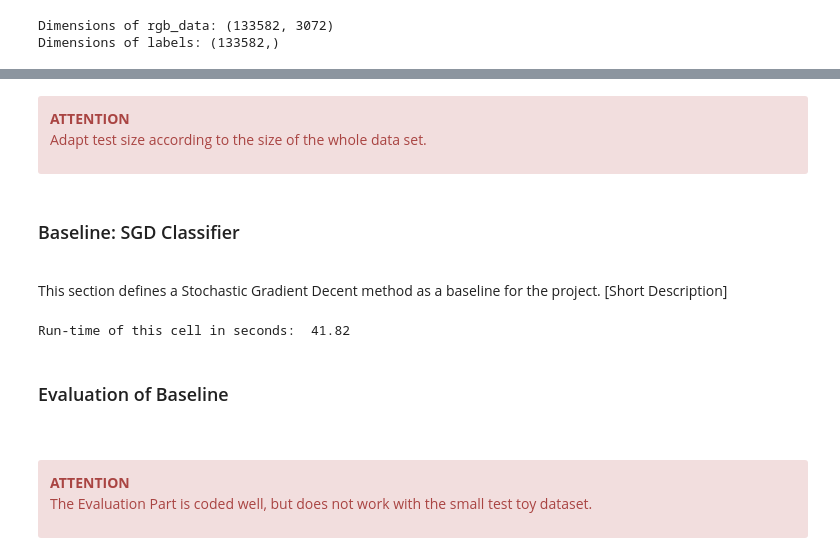
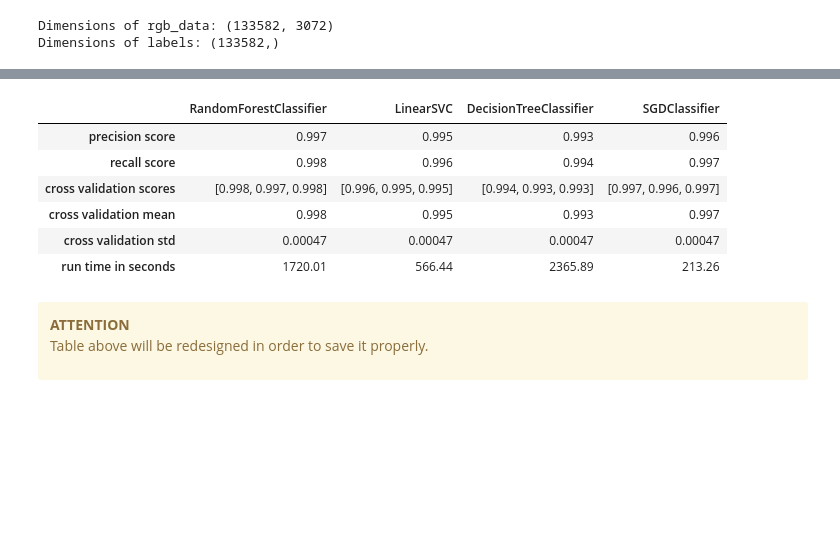
Before and after one commit to abiola1864/hertie-ml-project_face-mask-detection, a Jupyter notebook: 02_Face-Mask-Classification_Main-Project.ipynb, the cells around one changed output, grey strips where cells are left out. Saved outputs shown, nothing was run; the diff lists cells and outputs as text; code cells hidden in the pictures; blank space fills up the shorter version.

```diff
--- a/02_Face-Mask-Classification_Main-Project.ipynb
+++ b/02_Face-Mask-Classification_Main-Project.ipynb
@@ -77,42 +210,19 @@ rgb_data_train, rgb_data_test, labels_train, labels_test = train_test_split(rgb_
+# %%
+# creating and printing a table with the  evaluation scores
+index = ["precision score", "recall score", "cross validation scores", "cross validation mean", "cross validation std", "run time in seconds"]
+table_1 = pd.DataFrame(evaluation_scores, index)
+table_1
+# %% [output]
+|  | RandomForestClassifier | LinearSVC | DecisionTreeClassifier | SGDClassifier |
+| precision score | 0.997 | 0.995 | 0.993 | 0.996 |
+| recall score | 0.998 | 0.996 | 0.994 | 0.997 |
+| cross validation scores | [0.998, 0.997, 0.998] | [0.996, 0.995, 0.995] | [0.994, 0.993, 0.993] | [0.997, 0.996, 0.997] |
+| cross validation mean | 0.998 | 0.995 | 0.993 | 0.997 |
+| cross validation std | 0.00047 | 0.00047 | 0.00047 | 0.00047 |
+| run time in seconds | 1720.01 | 566.44 | 2365.89 | 213.26 |
 # %% [markdown]
-<div class="alert alert-block alert-danger">
+<div class="alert alert-block alert-warning">
 <b>ATTENTION</b>
 <p>
-Adapt test size according to the size of the whole data set.
+Table above will be redesigned in order to save it properly.
 </div>
-# %% [markdown]
-### Baseline: SGD Classifier
-
-<br>
-
-This section defines a Stochastic Gradient Decent method as a baseline for the project.
-[Short Description]
-# %%
-# redefining labels as True False
-labels_train_tf = (labels_train == 1)
-labels_test_tf = (labels_test == 1)
-
-#Start timer
-start_time = timeit.default_timer()
-
-# Code for Baseline
-from sklearn.linear_model import SGDClassifier
-
-sgd_clf = SGDClassifier(max_iter=1000, tol=1e-3, random_state=42)
-sgd_clf.fit(rgb_data_train, labels_train_tf)
-
-#End timer
-elapsed = timeit.default_timer() - start_time
-print("Run-time of this cell in seconds: ", round(elapsed,2))
-# %% [output]
-Run-time of this cell in seconds:  41.82
-# %% [markdown]
-### Evaluation of Baseline
-
-<br>
-# %% [markdown]
-<div class="alert alert-block alert-danger">
-<b>ATTENTION</b>
-<p>
-The Evaluation Part is coded well, but does not work with the small test toy dataset.
-</div>
```
Also changed, not shown: parts of 24 cells of this notebook, 2 other files.
